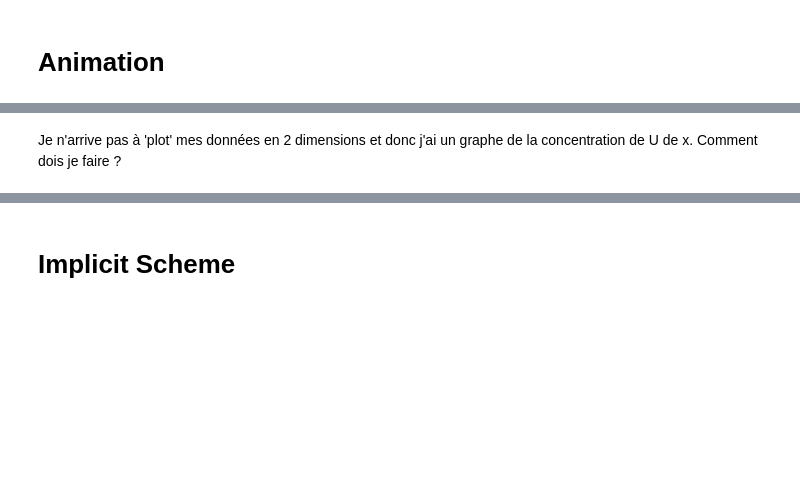
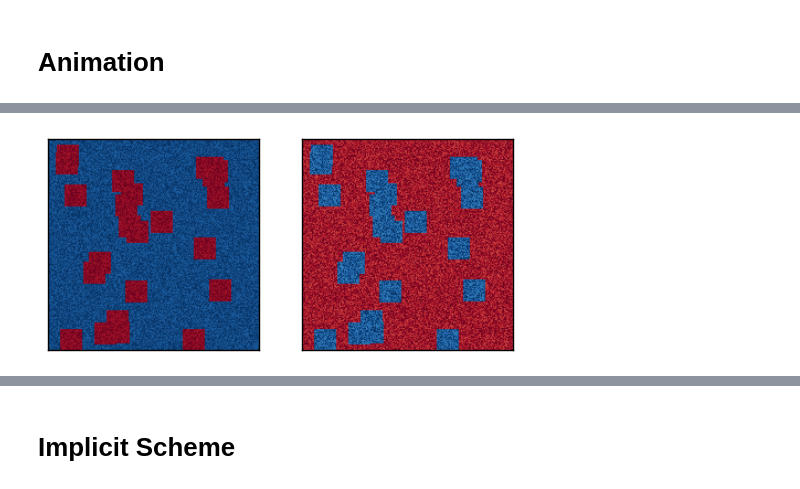
Before and after one commit to LusArt/Reaction-Diffusion, a Jupyter notebook: Reaction_by_a_hundred.ipynb, the cells around one changed output, grey strips where cells are left out. Saved outputs shown, nothing was run; the diff lists cells and outputs as text; code cells hidden in the pictures; blank space fills up the shorter version.

```diff
--- a/Reaction_by_a_hundred.ipynb
+++ b/Reaction_by_a_hundred.ipynb
@@ -111,0 +213,5 @@ from IPython.display import HTML
+# %%
+Du, Dv, F, k = 0.00016, 0.00008, 0.050, 0.065
+# %%
+dt = .9 * dh**2 / (4*max(Du,Dv))
+nt = int(T/dt)
@@ -112 +222,3 @@ from IPython.display import HTML
+# %%
+A,B,X,Y = gsmodel2(U,V,n,nt,Du,Dv,F,k,dt,dh,100)
 # %%
@@ -221,2 +228,10 @@ SyntaxError: invalid syntax (<ipython-input-41-5799167b9b0e>, line 1)
-# %% [markdown]
-Je n'arrive pas à 'plot' mes données en 2 dimensions et donc j'ai un graphe de la concentration de U de x. Comment dois je faire ?
+# %%
+fig = pyplot.figure()
+pyplot.subplot(121)
+im0 = pyplot.imshow(X[0], cmap=cm.RdBu)
+pyplot.xticks([]), pyplot.yticks([]);
+pyplot.subplot(122)
+im1 = pyplot.imshow(Y[0], cmap=cm.RdBu)
+pyplot.xticks([]), pyplot.yticks([]);
+# %% [output]
+[figure, added]
```
Also changed, not shown: parts of 51 cells of this notebook.
